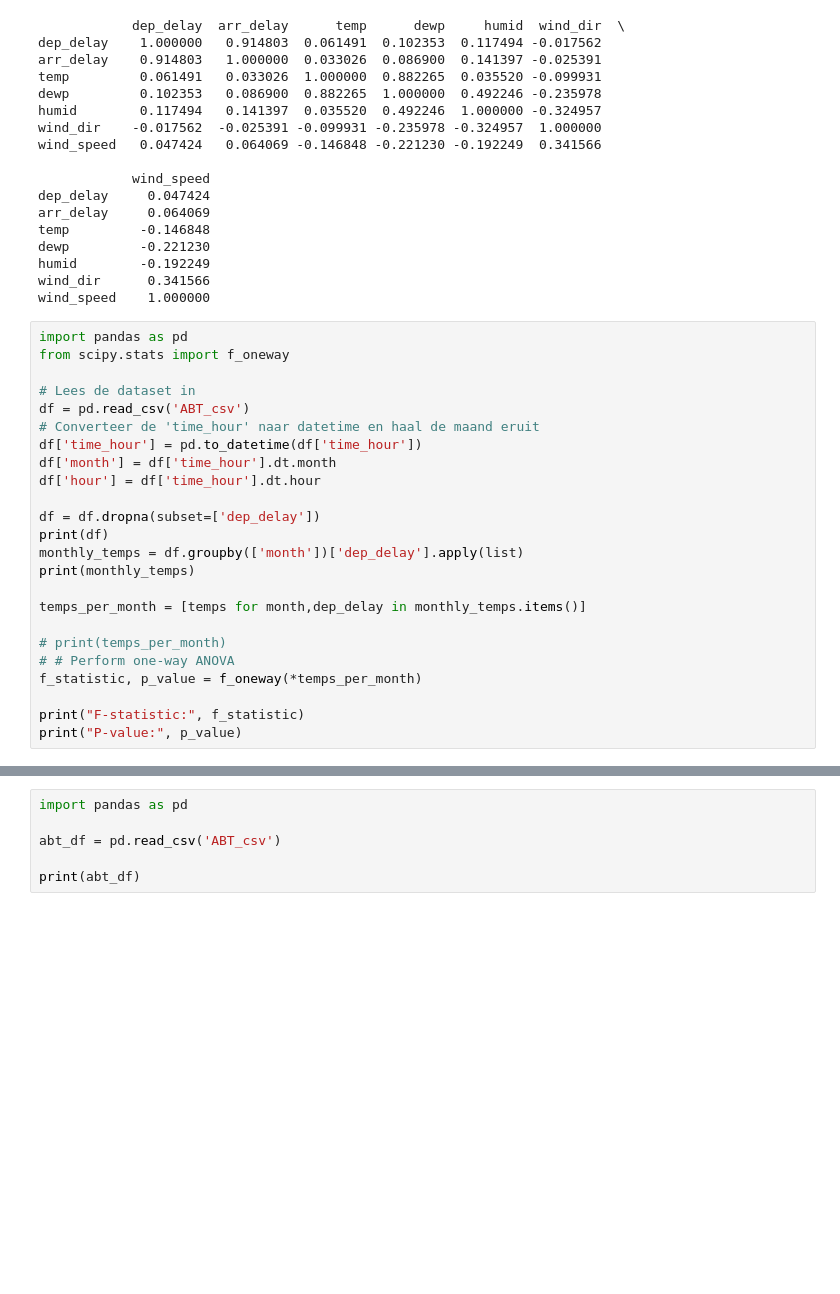
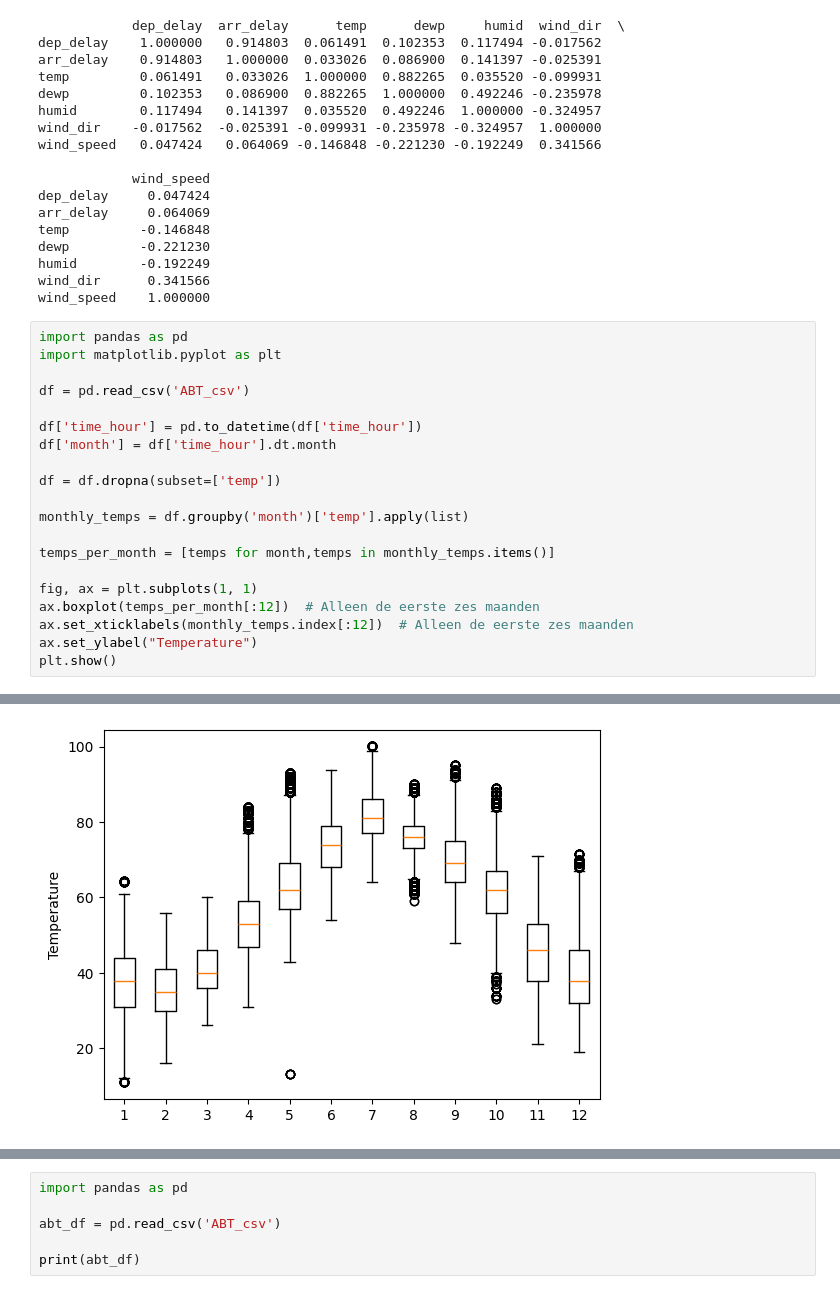
Before and after one commit to TheFizzlee/ADS, a Jupyter notebook: CasusExploratieDataAnalyse.ipynb, the cells around one changed output, grey strips where cells are left out. Drawn from its saved outputs; the diff is of its cells as text; blank space fills up the shorter version.

```diff
--- a/CasusExploratieDataAnalyse.ipynb
+++ b/CasusExploratieDataAnalyse.ipynb
@@ -119,26 +109,22 @@ wind_dir      0.341566
 wind_speed    1.000000
 # %%
 import pandas as pd
-from scipy.stats import f_oneway
+import matplotlib.pyplot as plt
 
-# Lees de dataset in
 df = pd.read_csv('ABT_csv')
-# Converteer de 'time_hour' naar datetime en haal de maand eruit
+
 df['time_hour'] = pd.to_datetime(df['time_hour'])
 df['month'] = df['time_hour'].dt.month
-df['hour'] = df['time_hour'].dt.hour
 
-df = df.dropna(subset=['dep_delay'])
-print(df)
-monthly_temps = df.groupby(['month'])['dep_delay'].apply(list)
-print(monthly_temps)
+df = df.dropna(subset=['temp'])
 
-temps_per_month = [temps for month,dep_delay in monthly_temps.items()]
+monthly_temps = df.groupby('month')['temp'].apply(list)
 
-# print(temps_per_month)
-# # Perform one-way ANOVA
-f_statistic, p_value = f_oneway(*temps_per_month)
+temps_per_month = [temps for month,temps in monthly_temps.items()]
 
-print("F-statistic:", f_statistic)
-print("P-value:", p_value)
+fig, ax = plt.subplots(1, 1)
+ax.boxplot(temps_per_month[:12])  # Alleen de eerste zes maanden
+ax.set_xticklabels(monthly_temps.index[:12])  # Alleen de eerste zes maanden
+ax.set_ylabel("Temperature")
+plt.show()
 # %% [output]
@@ -162 +131,2 @@ P-value: nan
+[figure, added]
 # %%
```
Also changed, not shown: parts of 13 cells of this notebook.
